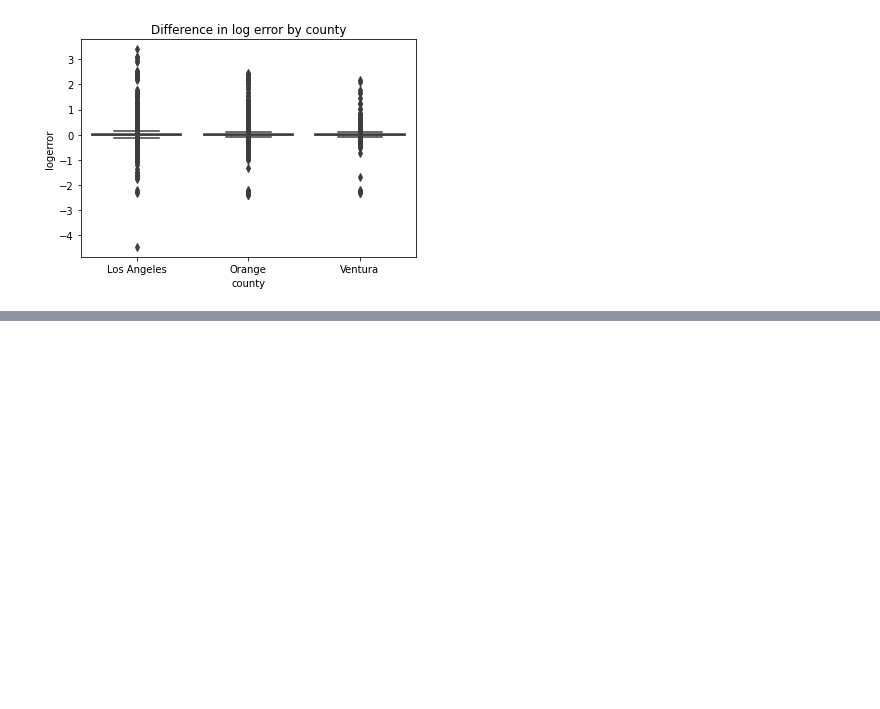
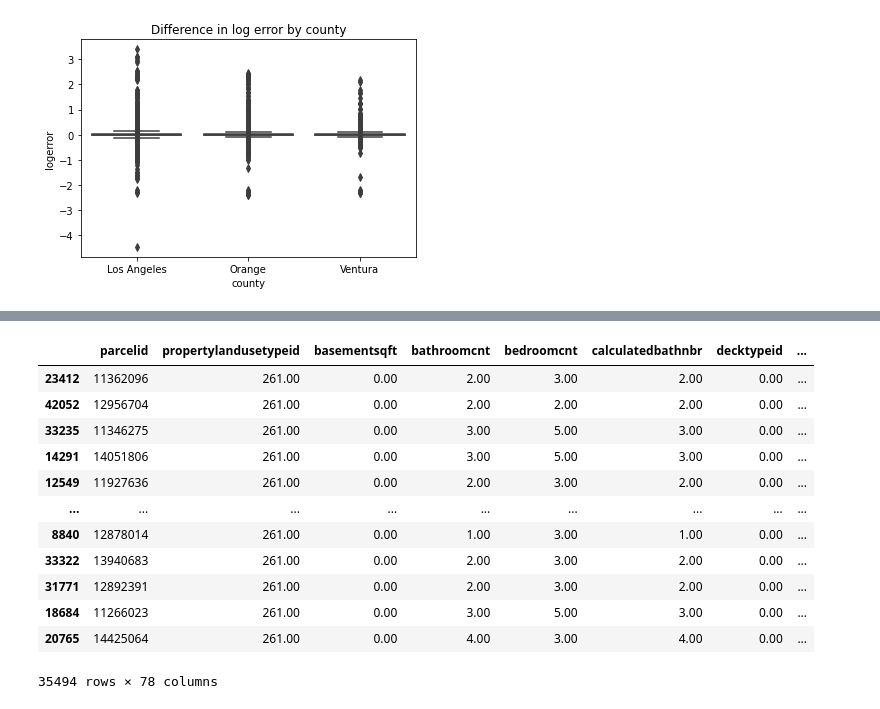
Before and after one commit to cristinalucin/clustering-exercises, a Jupyter notebook: explore_zillow.ipynb, the cells around one changed output, grey strips where cells are left out. Saved outputs shown, nothing was run; the diff lists cells and outputs as text; code cells hidden in the pictures; blank space fills up the shorter version.

```diff
--- a/explore_zillow.ipynb
+++ b/explore_zillow.ipynb
@@ -17,8 +17,6 @@ from matplotlib import cm
 import seaborn as sns
 from sklearn.model_selection import learning_curve
 
-pd.options.display.float_format = '{:20,.2f}'.format
-
 #my imports
 import env
 import os
@@ -148,0 +190,27 @@ sns.boxplot()
+# %%
+def get_upper_outliers(s, k):
+    '''
+    Given a series and a cutoff value, k, returns the upper outliers for the
+    series.
+
+    The values returned will be either 0 (if the point is not an outlier), or a
+    number that indicates how far away from the upper bound the observation is.
+    '''
+    q1, q3 = s.quantile([.25, .75])
+    iqr = q3 - q1
+    upper_bound = q3 + k * iqr
+    return s.apply(lambda x: max([x - upper_bound, 0]))
+# %%
+def add_upper_outlier_columns(df, k):
+    '''
+    Add a column with the suffix _outliers for all the numeric columns
+    in the given dataframe.
+    '''
+    # outlier_cols = {col + '_outliers': get_upper_outliers(df[col], k)
+    #                 for col in df.select_dtypes('number')}
+    # return df.assign(**outlier_cols)
+
+    for col in df.select_dtypes('number'):
+        df[col + '_outliers'] = get_upper_outliers(df[col], k)
+
+    return df
@@ -148,0 +232,16 @@ sns.boxplot()
+# %%
+add_upper_outlier_columns(train, k=1.5)
+# %% [output]
+|  | parcelid | propertylandusetypeid | basementsqft | bathroomcnt | bedroomcnt | calculatedbathnbr | decktypeid | ... |
+| 23412 | 11362096 | 261.00 | 0.00 | 2.00 | 3.00 | 2.00 | 0.00 | ... |
+| 42052 | 12956704 | 261.00 | 0.00 | 2.00 | 2.00 | 2.00 | 0.00 | ... |
+| 33235 | 11346275 | 261.00 | 0.00 | 3.00 | 5.00 | 3.00 | 0.00 | ... |
+| 14291 | 14051806 | 261.00 | 0.00 | 3.00 | 5.00 | 3.00 | 0.00 | ... |
+| 12549 | 11927636 | 261.00 | 0.00 | 2.00 | 3.00 | 2.00 | 0.00 | ... |
+| ... | ... | ... | ... | ... | ... | ... | ... | ... |
+| 8840 | 12878014 | 261.00 | 0.00 | 1.00 | 3.00 | 1.00 | 0.00 | ... |
+| 33322 | 13940683 | 261.00 | 0.00 | 2.00 | 3.00 | 2.00 | 0.00 | ... |
+| 31771 | 12892391 | 261.00 | 0.00 | 2.00 | 3.00 | 2.00 | 0.00 | ... |
+| 18684 | 11266023 | 261.00 | 0.00 | 3.00 | 5.00 | 3.00 | 0.00 | ... |
+| 20765 | 14425064 | 261.00 | 0.00 | 4.00 | 3.00 | 4.00 | 0.00 | ... |
+35494 rows × 78 columns
```
Also changed, not shown: parts of 19 cells of this notebook.
